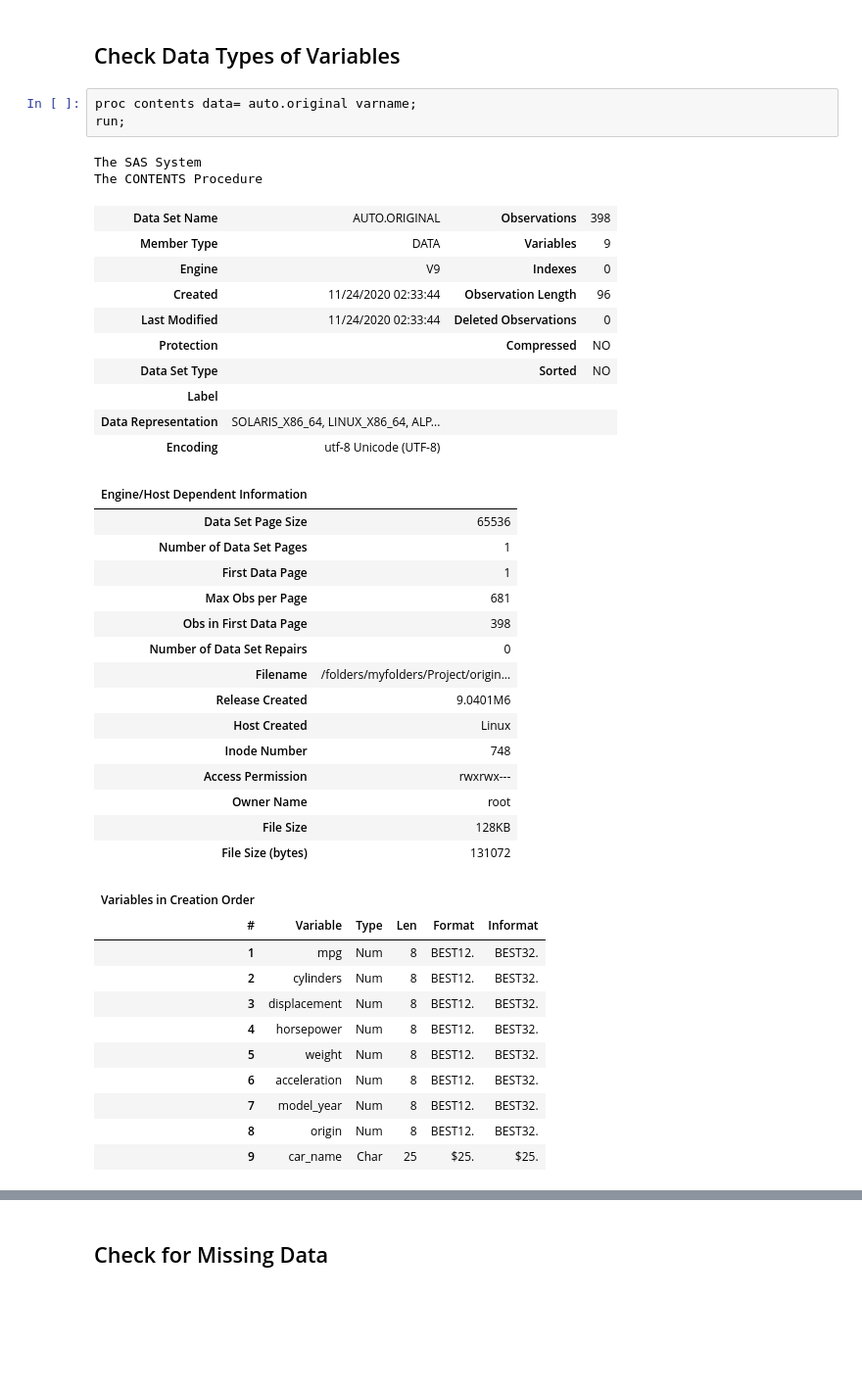
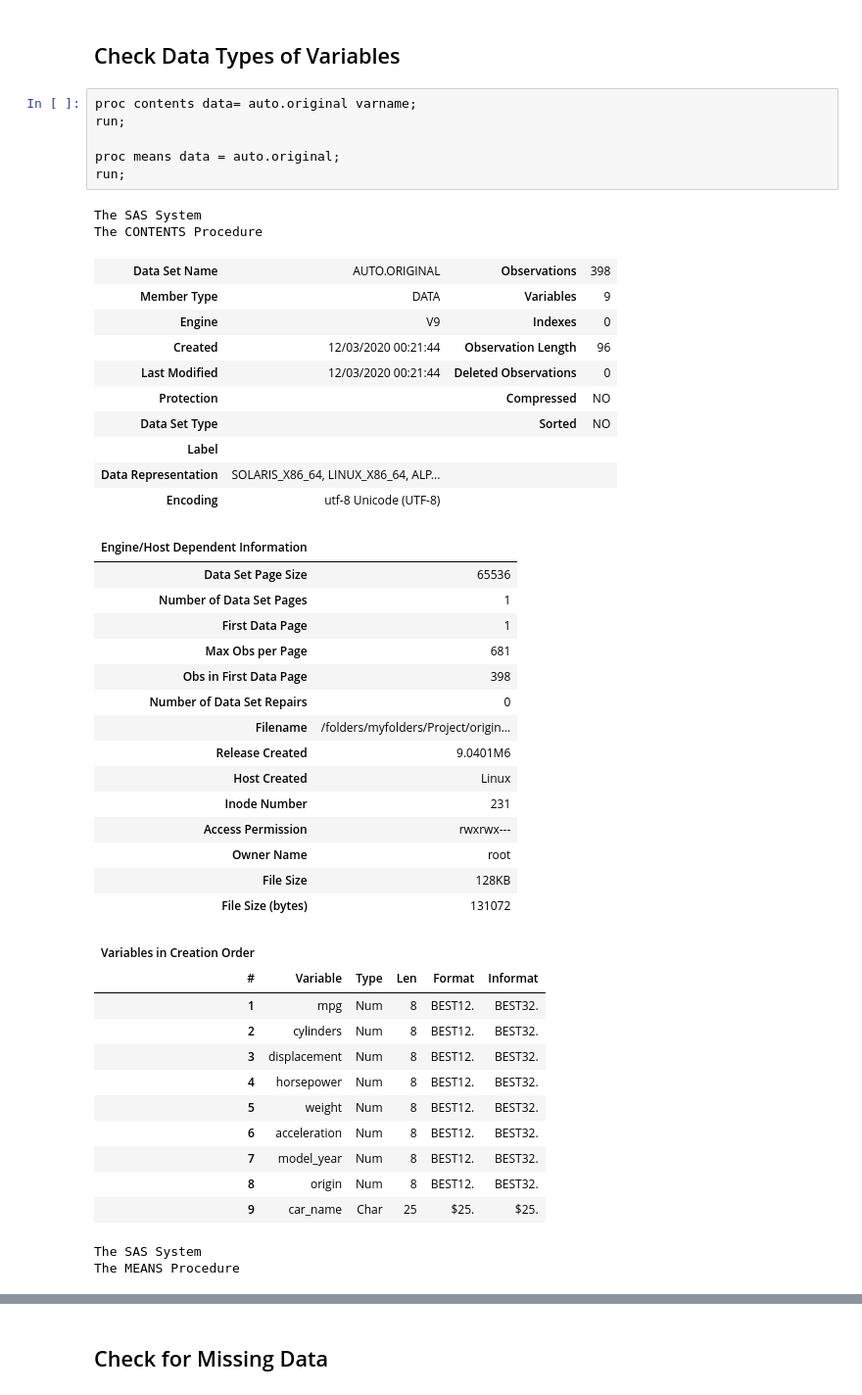
Before and after one commit to mr-amit-saini/UCI-Auto_MPG, a Jupyter notebook: Code/Auto_MPG_SAS.ipynb, the cells around one changed output, grey strips where cells are left out. Shown at 98% size. Saved outputs shown, nothing was run; the diff lists cells and outputs as text; blank space fills up the shorter version.

```diff
--- a/Code/Auto_MPG_SAS.ipynb
+++ b/Code/Auto_MPG_SAS.ipynb
@@ -59,14 +54,17 @@ The SAS System
 # %%
 proc contents data= auto.original varname;
 run;
+
+proc means data = auto.original;
+run;
 # %% [output]
 The SAS System
 The CONTENTS Procedure
 | Data Set Name | AUTO.ORIGINAL | Observations | 398 |
 | Member Type | DATA | Variables | 9 |
 | Engine | V9 | Indexes | 0 |
-| Created | 11/24/2020 02:33:44 | Observation Length | 96 |
-| Last Modified | 11/24/2020 02:33:44 | Deleted Observations | 0 |
+| Created | 12/03/2020 00:21:44 | Observation Length | 96 |
+| Last Modified | 12/03/2020 00:21:44 | Deleted Observations | 0 |
 | Protection |  | Compressed | NO |
 | Data Set Type |  | Sorted | NO |
 | Label |  |  |  |
@@ -82,7 +80,7 @@ The CONTENTS Procedure
 | Filename | /folders/myfolders/Project/origin... |
 | Release Created | 9.0401M6 |
 | Host Created | Linux |
-| Inode Number | 748 |
+| Inode Number | 231 |
 | Access Permission | rwxrwx--- |
 | Owner Name | root |
 | File Size | 128KB |
@@ -98,3 +96,5 @@ The CONTENTS Procedure
 | 7 | model_year | Num | 8 | BEST12. | BEST32. |
 | 8 | origin | Num | 8 | BEST12. | BEST32. |
 | 9 | car_name | Char | 25 | $25. | $25. |
+The SAS System
+The MEANS Procedure
```
Also changed, not shown: parts of 20 cells of this notebook.
